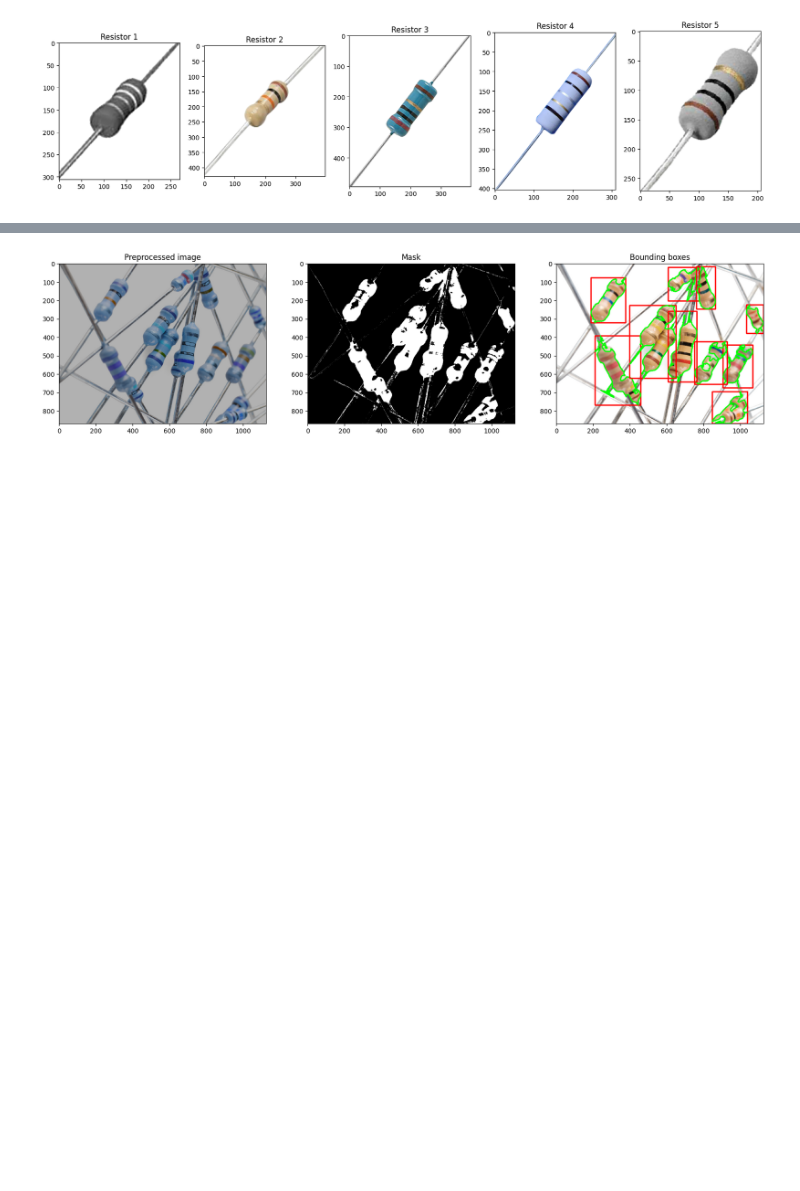
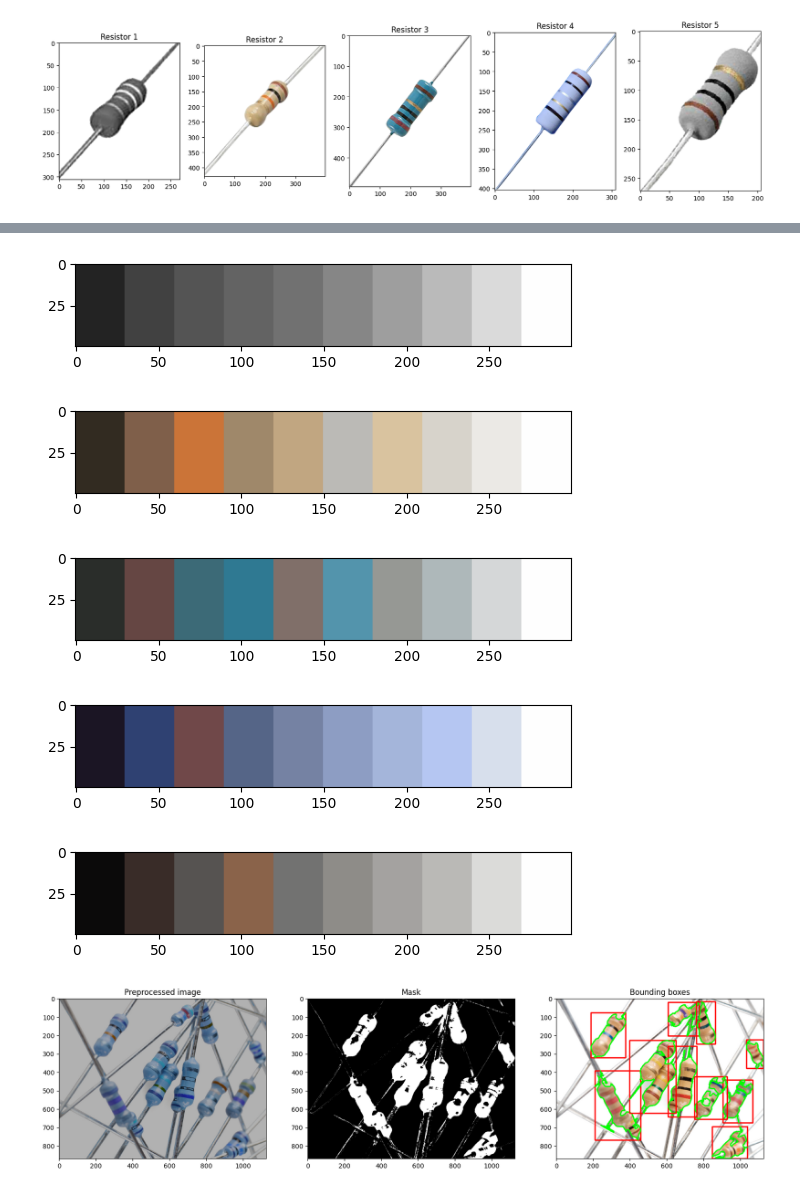
Before and after one commit to Xanonymous-GitHub/cs933-lab, a Jupyter notebook: practical_assignment/part-1.ipynb, the cells around one changed output, grey strips where cells are left out. Drawn from its saved outputs; the diff is of its cells as text; code cells hidden in the pictures; blank space fills up the shorter version.

```diff
--- a/practical_assignment/part-1.ipynb
+++ b/practical_assignment/part-1.ipynb
@@ -69,3 +144,12 @@ find_resistor_single_components(2)
+# %%
+for r2_resistor in r2_resistors:
+    find_dominant_color(r2_resistor)
+# %% [output]
+[figure, added]
+[figure, added]
+[figure, added]
+[figure, added]
+[figure, added]
 # %%
 # Note that using opencv to read the image will result in BGR format
 origin_r3 = cv2.imread(f'{db.resistor_dir}/RESISTORS-3.png')
```
Also changed, not shown: parts of 7 cells of this notebook, 2 other files.
